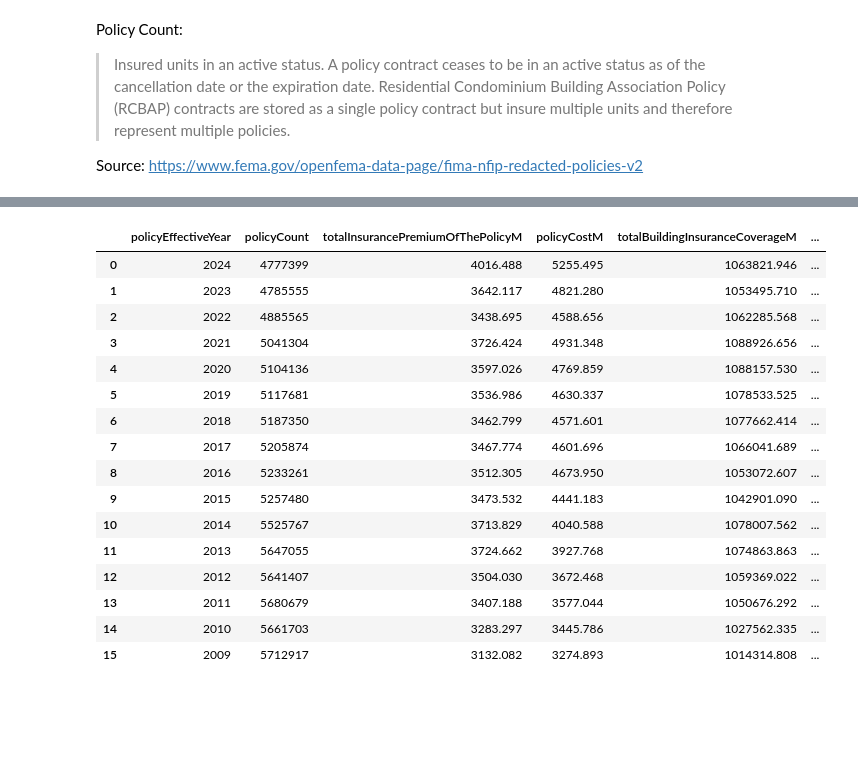
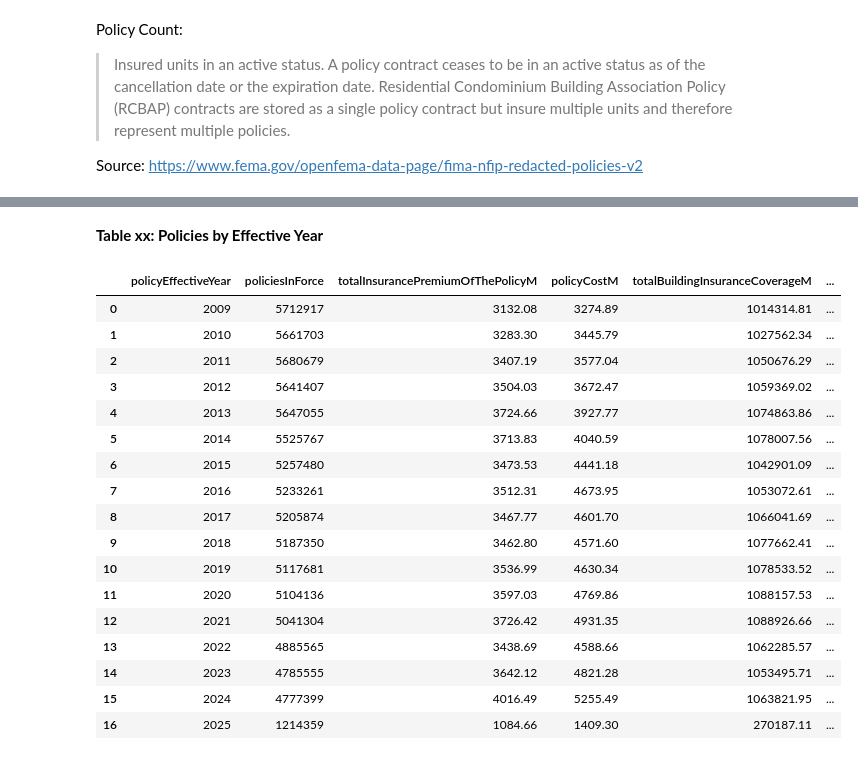
Before and after one commit to mebauer/duckdb-fema-nfip, a Jupyter notebook: analysis-policies.ipynb, the cells around one changed output, grey strips where cells are left out. Saved outputs shown, nothing was run; the diff lists cells and outputs as text; code cells hidden in the pictures; blank space fills up the shorter version.

Commit message:
revise policies notebook to add additional analysis workflows

```diff
--- a/analysis-policies.ipynb
+++ b/analysis-policies.ipynb
@@ -323,34 +495,37 @@ Note: All dollar amounts are reported in nominal terms and have not been adjuste
+# %% [markdown]
+**Table xx: Policies by Effective Year**
 # %%
-# policies by Effective Year
-con.sql("""
+df = con.sql("""
     SELECT
-        strftime('%Y', CAST(policyEffectiveDate AS TIMESTAMP))::BIGINT AS policyEffectiveYear,
-        SUM(policyCount)::BIGINT AS policyCount,
-        ROUND(SUM(totalInsurancePremiumOfThePolicy) / 1_000_000.0, 3) AS totalInsurancePremiumOfThePolicyM,
-        ROUND(SUM(policyCost) / 1_000_000.0, 3) AS policyCostM,
-        ROUND(SUM(totalBuildingInsuranceCoverage) / 1_000_000.0, 3) AS totalBuildingInsuranceCoverageM,
-        ROUND(SUM(totalContentsInsuranceCoverage) / 1_000_000.0, 3) AS totalContentsInsuranceCoverageM,
-        ROUND(SUM(totalBuildingInsuranceCoverage + totalContentsInsuranceCoverage) / 1_000_000.0, 3) AS totalInsuranceCoverageM
+        strftime('%Y', CAST(policyEffectiveDate AS TIMESTAMP)) AS policyEffectiveYear,
+        SUM(policyCount)::BIGINT AS policiesInForce,
+        ROUND(SUM(totalInsurancePremiumOfThePolicy) / 1_000_000.0, 2) AS totalInsurancePremiumOfThePolicyM,
+        ROUND(SUM(policyCost) / 1_000_000.0, 2) AS policyCostM,
+        ROUND(SUM(totalBuildingInsuranceCoverage) / 1_000_000.0, 2) AS totalBuildingInsuranceCoverageM,
+        ROUND(SUM(totalContentsInsuranceCoverage) / 1_000_000.0, 2) AS totalContentsInsuranceCoverageM,
+        ROUND(SUM(totalBuildingInsuranceCoverage + totalContentsInsuranceCoverage) / 1_000_000.0, 2) AS totalInsuranceCoverageM
     FROM policies
-    WHERE policyEffectiveYear != '2025'
-    GROUP BY policyEffectiveYear
-    ORDER BY policyEffectiveYear DESC
+    GROUP BY ALL
+    ORDER BY policyEffectiveYear ASC
 """).df()
+
+df
 # %% [output]
-|  | policyEffectiveYear | policyCount | totalInsurancePremiumOfThePolicyM | policyCostM | totalBuildingInsuranceCoverageM | ... |
-| 0 | 2024 | 4777399 | 4016.488 | 5255.495 | 1063821.946 | ... |
-| 1 | 2023 | 4785555 | 3642.117 | 4821.280 | 1053495.710 | ... |
-| 2 | 2022 | 4885565 | 3438.695 | 4588.656 | 1062285.568 | ... |
-| 3 | 2021 | 5041304 | 3726.424 | 4931.348 | 1088926.656 | ... |
-| 4 | 2020 | 5104136 | 3597.026 | 4769.859 | 1088157.530 | ... |
-| 5 | 2019 | 5117681 | 3536.986 | 4630.337 | 1078533.525 | ... |
-| 6 | 2018 | 5187350 | 3462.799 | 4571.601 | 1077662.414 | ... |
-| 7 | 2017 | 5205874 | 3467.774 | 4601.696 | 1066041.689 | ... |
-| 8 | 2016 | 5233261 | 3512.305 | 4673.950 | 1053072.607 | ... |
-| 9 | 2015 | 5257480 | 3473.532 | 4441.183 | 1042901.090 | ... |
-| 10 | 2014 | 5525767 | 3713.829 | 4040.588 | 1078007.562 | ... |
-| 11 | 2013 | 5647055 | 3724.662 | 3927.768 | 1074863.863 | ... |
-| 12 | 2012 | 5641407 | 3504.030 | 3672.468 | 1059369.022 | ... |
-| 13 | 2011 | 5680679 | 3407.188 | 3577.044 | 1050676.292 | ... |
-| 14 | 2010 | 5661703 | 3283.297 | 3445.786 | 1027562.335 | ... |
-| 15 | 2009 | 5712917 | 3132.082 | 3274.893 | 1014314.808 | ... |
+|  | policyEffectiveYear | policiesInForce | totalInsurancePremiumOfThePolicyM | policyCostM | totalBuildingInsuranceCoverageM | ... |
+| 0 | 2009 | 5712917 | 3132.08 | 3274.89 | 1014314.81 | ... |
+| 1 | 2010 | 5661703 | 3283.30 | 3445.79 | 1027562.34 | ... |
+| 2 | 2011 | 5680679 | 3407.19 | 3577.04 | 1050676.29 | ... |
+| 3 | 2012 | 5641407 | 3504.03 | 3672.47 | 1059369.02 | ... |
+| 4 | 2013 | 5647055 | 3724.66 | 3927.77 | 1074863.86 | ... |
+| 5 | 2014 | 5525767 | 3713.83 | 4040.59 | 1078007.56 | ... |
+| 6 | 2015 | 5257480 | 3473.53 | 4441.18 | 1042901.09 | ... |
+| 7 | 2016 | 5233261 | 3512.31 | 4673.95 | 1053072.61 | ... |
+| 8 | 2017 | 5205874 | 3467.77 | 4601.70 | 1066041.69 | ... |
+| 9 | 2018 | 5187350 | 3462.80 | 4571.60 | 1077662.41 | ... |
+| 10 | 2019 | 5117681 | 3536.99 | 4630.34 | 1078533.52 | ... |
+| 11 | 2020 | 5104136 | 3597.03 | 4769.86 | 1088157.53 | ... |
+| 12 | 2021 | 5041304 | 3726.42 | 4931.35 | 1088926.66 | ... |
+| 13 | 2022 | 4885565 | 3438.69 | 4588.66 | 1062285.57 | ... |
+| 14 | 2023 | 4785555 | 3642.12 | 4821.28 | 1053495.71 | ... |
+| 15 | 2024 | 4777399 | 4016.49 | 5255.49 | 1063821.95 | ... |
+| 16 | 2025 | 1214359 | 1084.66 | 1409.30 | 270187.11 | ... |
```
Also changed, not shown: parts of 34 cells of this notebook, 2 other files.
